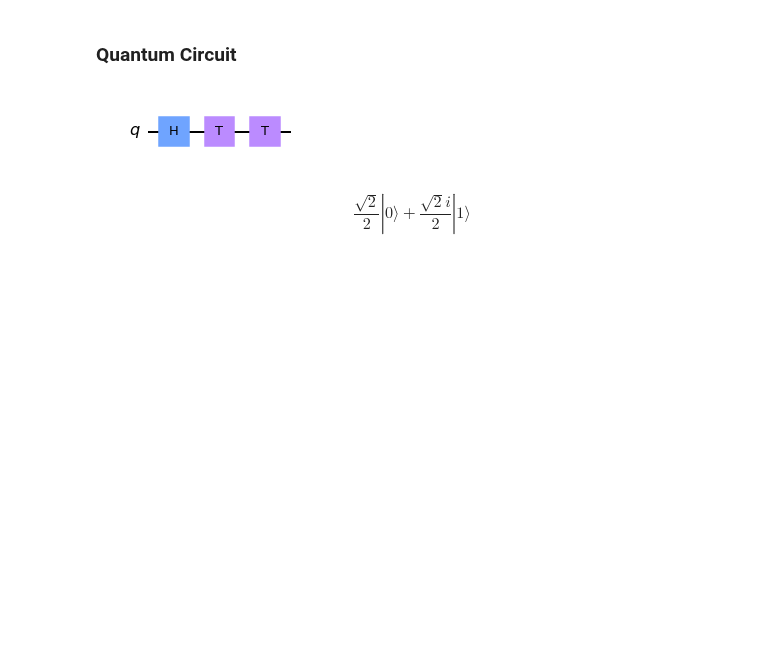
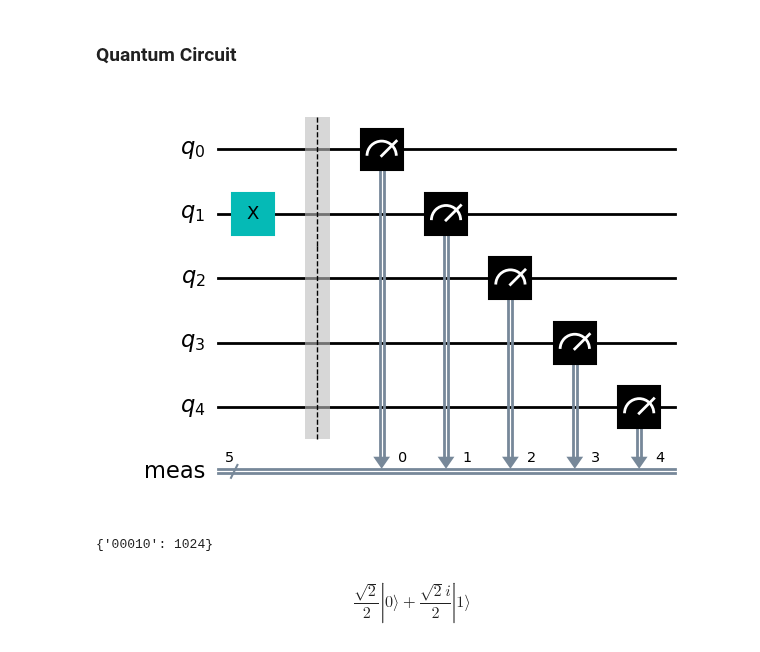
Before and after one commit to arque1393/QuantumLearning, a Jupyter notebook: QiskitBasics.ipynb, the cells around one changed output. Cells and saved outputs as stored; diff of their text form; code cells hidden in the pictures; blank space fills up the shorter version.

```diff
--- a/QiskitBasics.ipynb
+++ b/QiskitBasics.ipynb
@@ -130,18 +130,17 @@ $$- \frac{2}{3} |0\rangle+(\frac{1}{3} + \frac{2 i}{3}) |1\rangle$$
 ### Quantum Circuit
 # %%
 from qiskit import QuantumCircuit
-
-circuit = QuantumCircuit(1)
-
-circuit.h(0)
-circuit.t(0)
-# circuit.h(0)
-circuit.t(0)
-# circuit.z(0)
-
+from qiskit import Aer
+qasm_sim = Aer.get_backend('qasm_simulator')
+circuit = QuantumCircuit(5)
+circuit.x(1)
+circuit.measure_all()
+count = qasm_sim.run(circuit).result().get_counts()
 disp(circuit.draw('mpl'))
+count
 # %% [output]
-[figure, old version]
+[figure, new version]
+{'00010': 1024}
 # %%
 ket0 = Statevector([1,0])
 output_state_vector = ket0.evolve(circuit)
```
Also changed, not shown: parts of 12 cells of this notebook, 6 other files.
